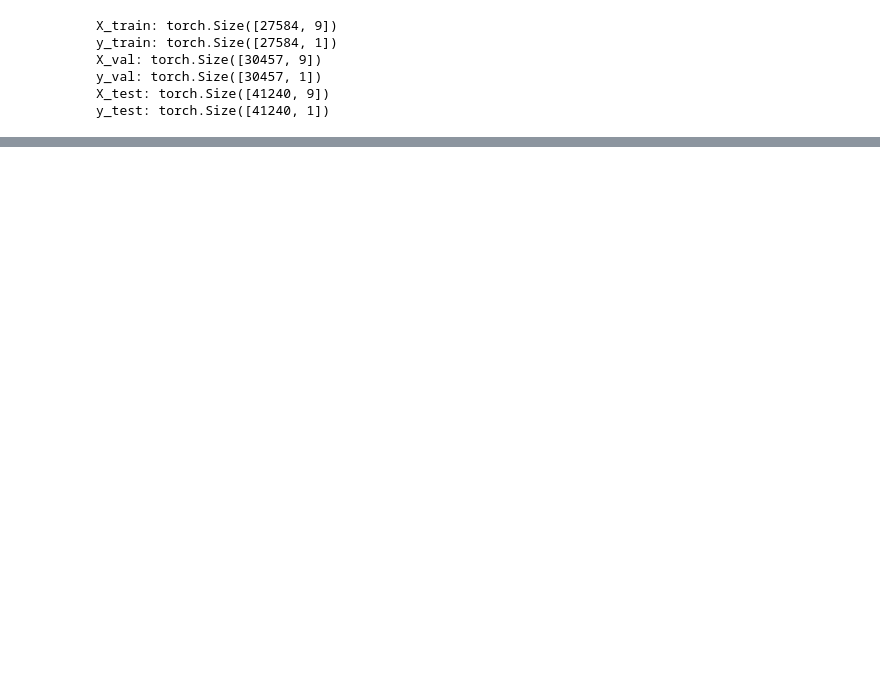
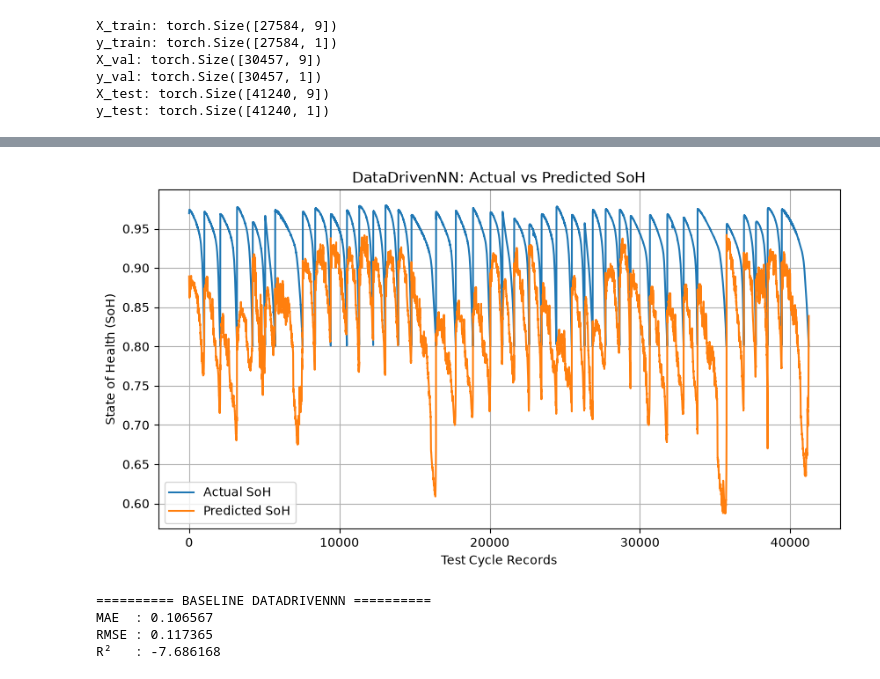
Before and after one commit to runningpoem30/pinn-lithium-ion, a Jupyter notebook: baseline.ipynb, the cells around one changed output, grey strips where cells are left out. Cells and saved outputs as stored; diff of their text form; code cells hidden in the pictures; blank space fills up the shorter version.

```diff
--- a/baseline.ipynb
+++ b/baseline.ipynb
@@ -457,0 +436,61 @@ plt.show()
+# %%
+import matplotlib.pyplot as plt
+
+model.eval()
+
+with torch.no_grad():
+    baseline_pred = model(X_test_tensor).numpy().flatten()
+
+actual_soh = y_test_tensor.numpy().flatten()
+
+plt.figure(figsize=(10, 5))
+
+plt.plot(actual_soh, label="Actual SoH")
+plt.plot(baseline_pred, label="Predicted SoH")
+
+plt.xlabel("Test Cycle Records")
+plt.ylabel("State of Health (SoH)")
+plt.title("DataDrivenNN: Actual vs Predicted SoH")
+plt.legend()
+plt.grid(True)
+
+plt.show()
+# %% [output]
+[figure, added]
+# %%
+from sklearn.metrics import mean_absolute_error, mean_squared_error, r2_score
+import numpy as np
+
+model.eval()
+
+with torch.no_grad():
+    baseline_pred = model(X_test_tensor).numpy().flatten()
+
+baseline_actual = y_test_tensor.numpy().flatten()
+
+baseline_mae = mean_absolute_error(
+    baseline_actual,
+    baseline_pred
+)
+
+baseline_rmse = np.sqrt(
+    mean_squared_error(
+        baseline_actual,
+        baseline_pred
+    )
+)
+
+baseline_r2 = r2_score(
+    baseline_actual,
+    baseline_pred
+)
+
+print("========== BASELINE DATADRIVENNN ==========")
+print(f"MAE  : {baseline_mae:.6f}")
+print(f"RMSE : {baseline_rmse:.6f}")
+print(f"R²   : {baseline_r2:.6f}")
+# %% [output]
+========== BASELINE DATADRIVENNN ==========
+MAE  : 0.106567
+RMSE : 0.117365
+R²   : -7.686168
```
Also changed, not shown: parts of 14 cells of this notebook, 3 other files.
